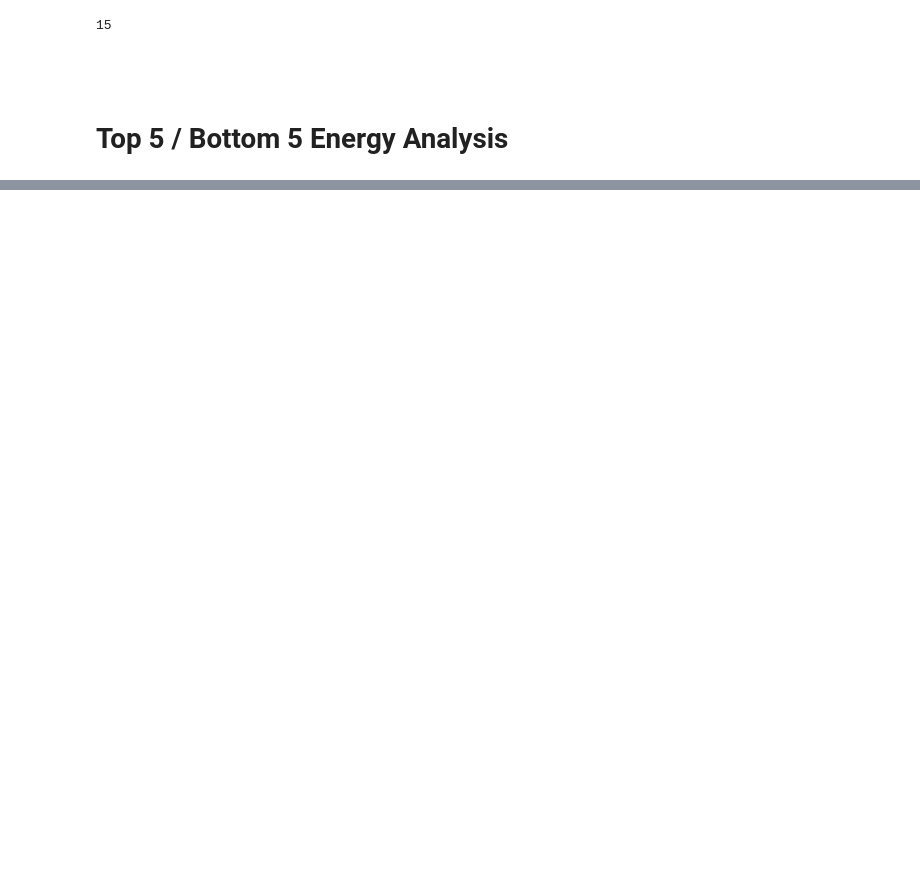
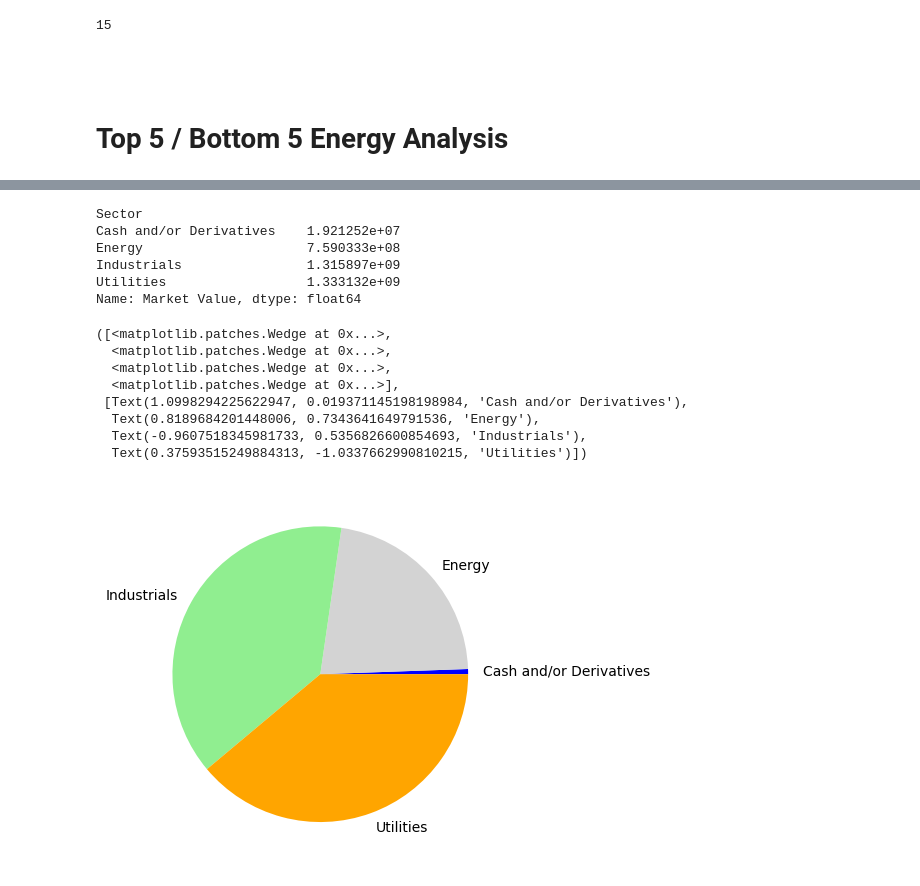
Before and after one commit to Glowary/project_1, a Jupyter notebook: Stock project.ipynb, the cells around one changed output, grey strips where cells are left out. Cells and saved outputs as stored; diff of their text form; code cells hidden in the pictures; blank space fills up the shorter version.

```diff
--- a/Stock project.ipynb
+++ b/Stock project.ipynb
@@ -173,0 +293,24 @@ True
+# %%
+# What will determine the performance of some countries
+sector_gb = stocks_df_2.groupby('Sector')
+sector_distribution = sector_gb['Market Value'].sum()
+sector_distribution
+# %% [output]
+Sector
+Cash and/or Derivatives    1.921252e+07
+Energy                     7.590333e+08
+Industrials                1.315897e+09
+Utilities                  1.333132e+09
+Name: Market Value, dtype: float64
+# %%
+plt.pie(sector_distribution, labels=sector_distribution.index, colors=['blue', 'lightgrey', 'lightgreen', 'orange'])
+# %% [output]
+([<matplotlib.patches.Wedge at 0x...>,
+  <matplotlib.patches.Wedge at 0x...>,
+  <matplotlib.patches.Wedge at 0x...>,
+  <matplotlib.patches.Wedge at 0x...>],
+ [Text(1.0998294225622947, 0.019371145198198984, 'Cash and/or Derivatives'),
+  Text(0.8189684201448006, 0.7343641649791536, 'Energy'),
+  Text(-0.9607518345981733, 0.5356826600854693, 'Industrials'),
+  Text(0.37593515249884313, -1.0337662990810215, 'Utilities')])
+[figure, added]
```
Also changed, not shown: parts of 17 cells of this notebook.
